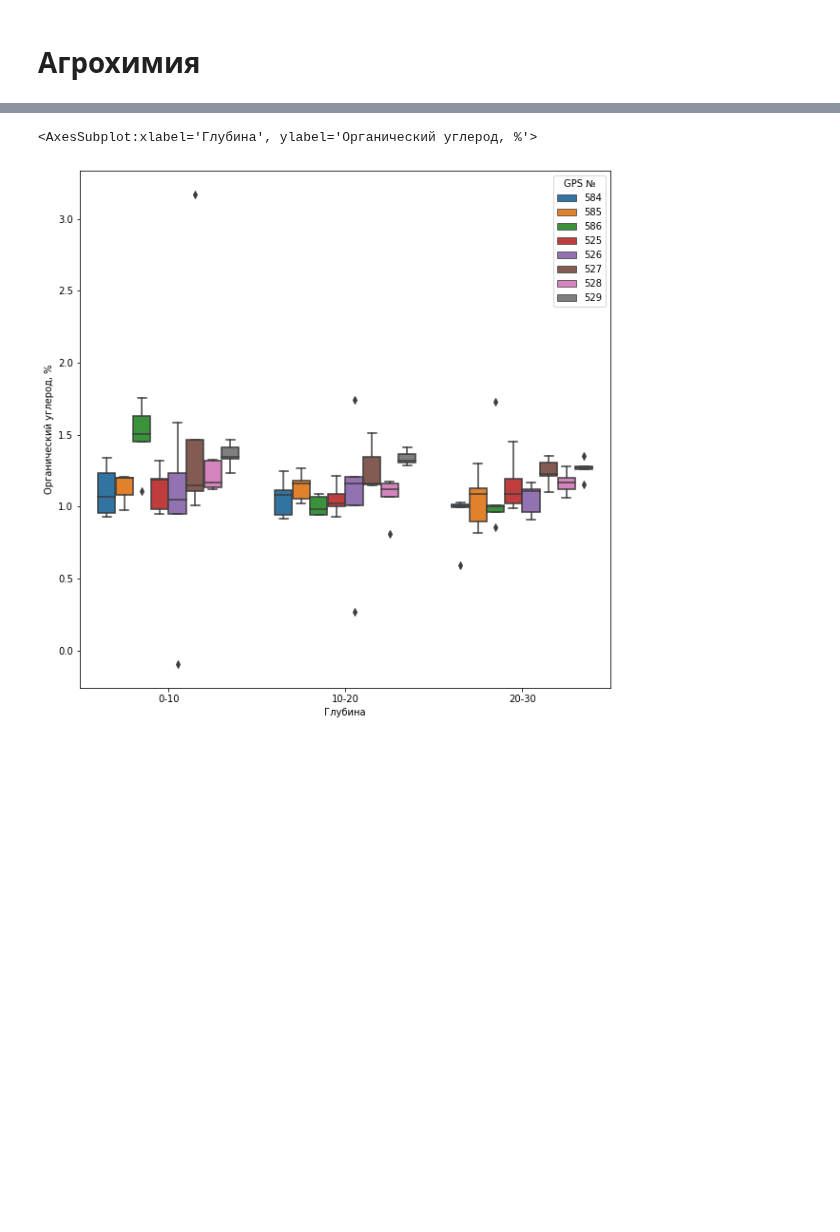
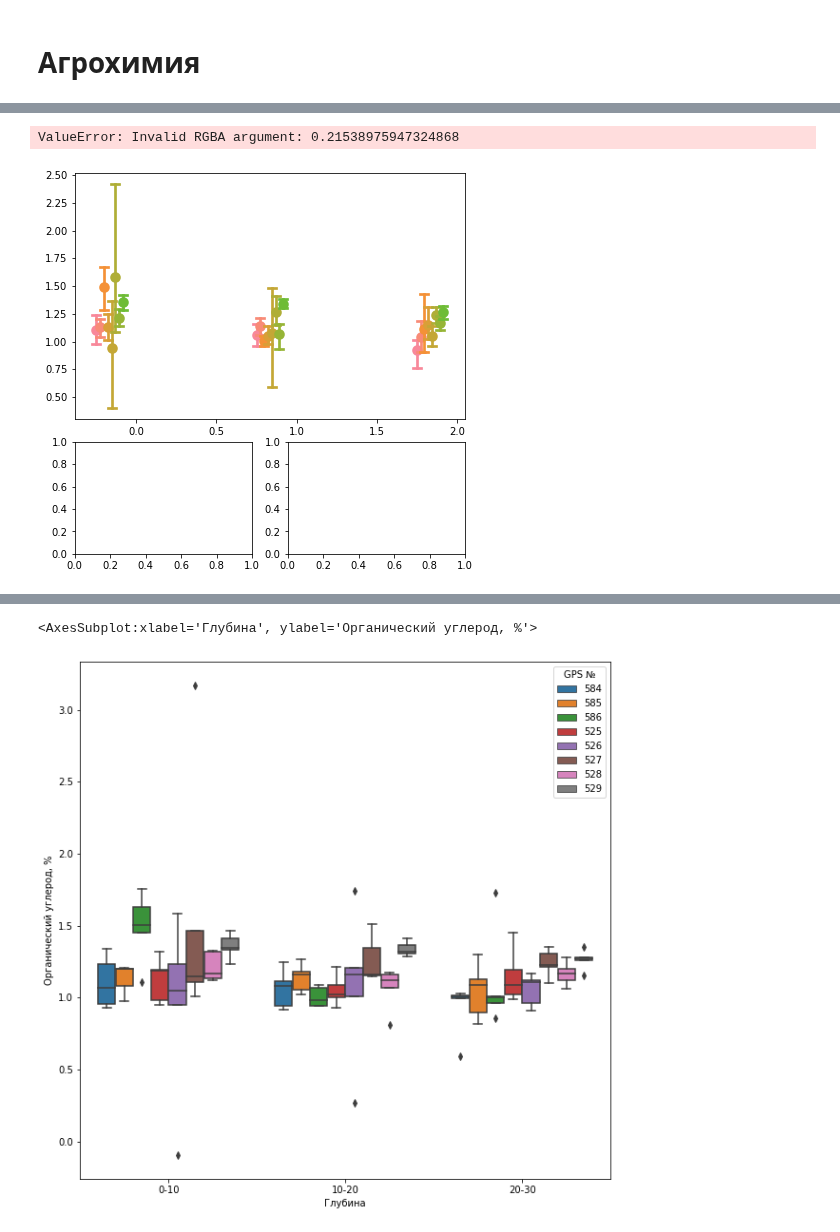
Before and after one commit to hukitoc94/total_archangelskiy, a Jupyter notebook: field_scale/field_data/field_data_analis.ipynb, the cells around one changed output, grey strips where cells are left out. Cells and saved outputs as stored; diff of their text form; code cells hidden in the pictures; blank space fills up the shorter version.

```diff
--- a/field_scale/field_data/field_data_analis.ipynb
+++ b/field_scale/field_data/field_data_analis.ipynb
@@ -96,0 +317,2 @@ sns.boxplot(data = agrochemistry_main[agrochemistry_main['Год'] == '2021'], x
+# %%
+by_points = agrochemistry_main[agrochemistry_main["GPS №"].isin(pp_points)]
@@ -96,0 +325,5 @@ sns.boxplot(data = agrochemistry_main[agrochemistry_main['Год'] == '2021'], x
+# %%
+data_processing(df = by_points, type_ = "GPS №", agrochem_property = "Органический углерод, %", to_lable = "обработкам")
+# %% [output]
+ValueError: Invalid RGBA argument: 0.21538975947324868
+[figure, added]
```
Also changed, not shown: parts of 31 cells of this notebook.
